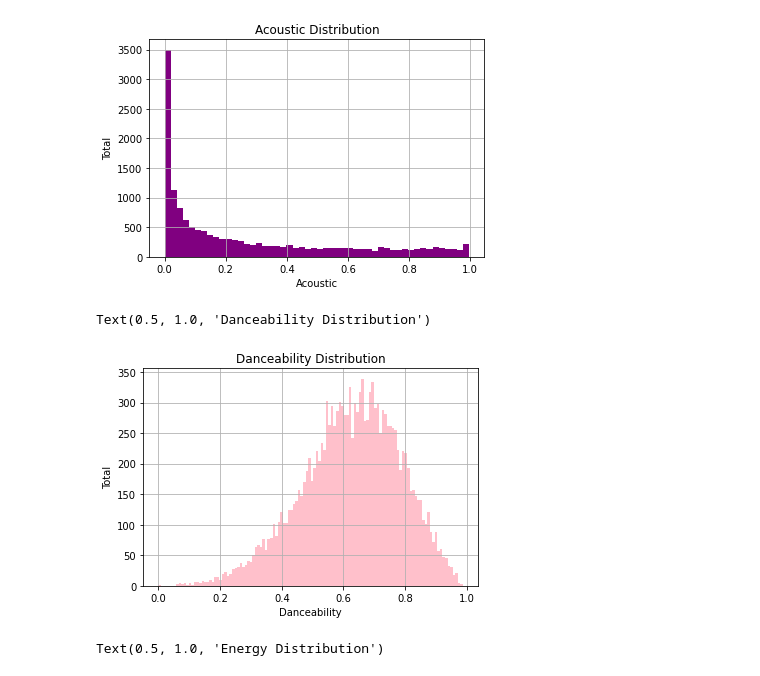
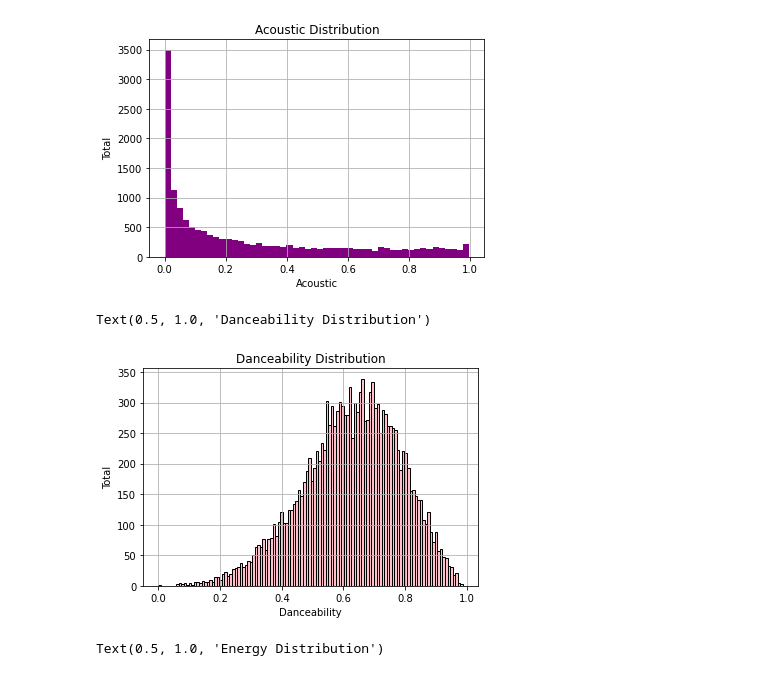
Before and after one commit to nathandhawale/Song_Popularity, a Jupyter notebook: Project2.ipynb, the cells around one changed output. Saved outputs shown, nothing was run; the diff lists cells and outputs as text; code cells hidden in the pictures.

```diff
--- a/Project2.ipynb
+++ b/Project2.ipynb
@@ -135,14 +173,14 @@ plt.title('Acoustic Distribution')
 Text(0.5, 1.0, 'Acoustic Distribution')
 [figure]
 # %%
-song_df['danceability'].hist(bins = 120 , facecolor='pink')
+song_df['danceability'].hist(bins = 120 , facecolor='pink', edgecolor ='black')
 plt.ticklabel_format(useOffset=False, style='plain')
 plt.xlabel('Danceability')
 plt.ylabel('Total')
 plt.title('Danceability Distribution')
 # %% [output]
 Text(0.5, 1.0, 'Danceability Distribution')
-[figure, old version]
+[figure, new version]
 # %%
 song_df['energy'].hist(bins = 70, facecolor='red', edgecolor = 'black')
 plt.ticklabel_format(useOffset=False, style='plain')
```
Also changed, not shown: parts of 10 cells of this notebook.
